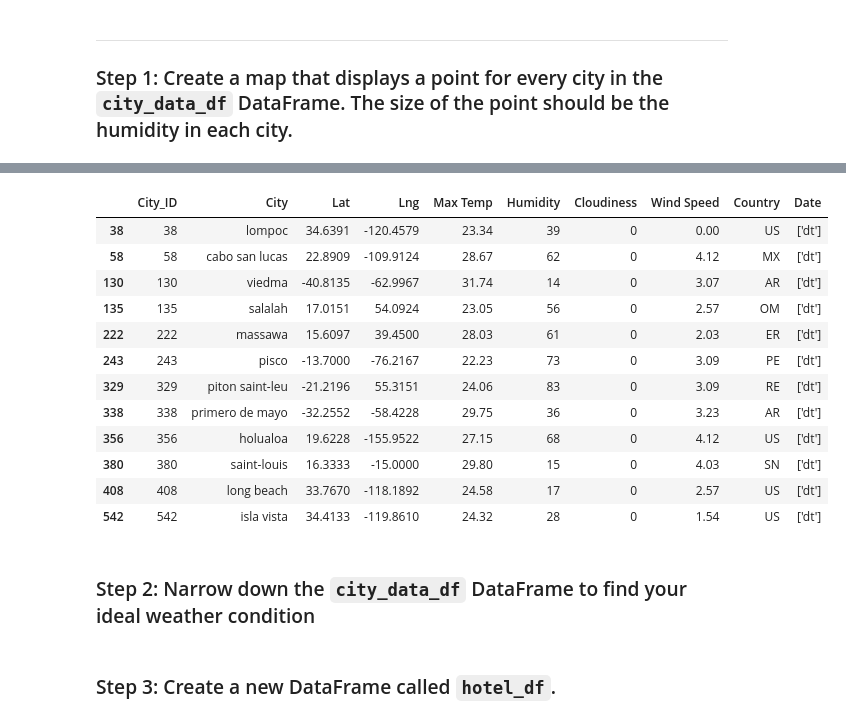
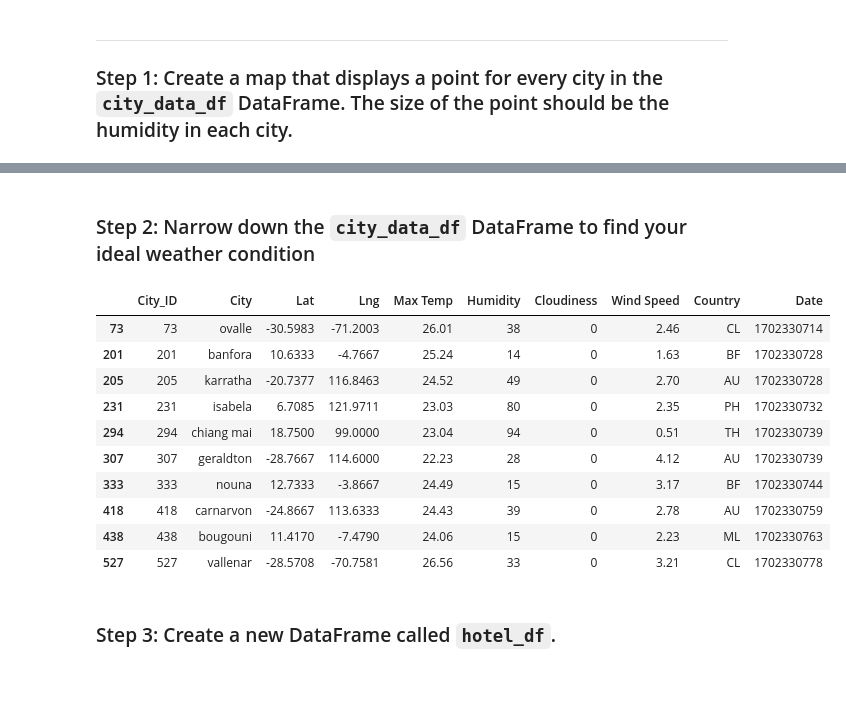
Before and after one commit to TRegan5/python-api-challenge, a Jupyter notebook: WeatherPy/VacationPy.ipynb, the cells around one changed output, grey strips where cells are left out. Drawn from its saved outputs; the diff is of its cells as text; code cells hidden in the pictures; blank space fills up the shorter version.

```diff
--- a/WeatherPy/VacationPy.ipynb
+++ b/WeatherPy/VacationPy.ipynb
@@ -46,36 +46,30 @@ city_data_df.hvplot.scatter("Lng", "Lat", xlabel="x", ylabel="y", by="City", siz
 # YOUR CODE HERE
 # %% [output]
 [interactive output not drawn]
-# %%
-ideal_weather = city_data_df.loc[(city_data_df["Max Temp"] > 21) & (city_data_df["Max Temp"] > 21)
-                                 & (city_data_df["Wind Speed"] < 4.5) & (city_data_df["Cloudiness"] == 0)]
-#ideal_weather#.head()
-# %% [output]
-|  | City_ID | City | Lat | Lng | Max Temp | Humidity | Cloudiness | Wind Speed | Country | Date |
-| 38 | 38 | lompoc | 34.6391 | -120.4579 | 23.34 | 39 | 0 | 0.00 | US | ['dt'] |
-| 58 | 58 | cabo san lucas | 22.8909 | -109.9124 | 28.67 | 62 | 0 | 4.12 | MX | ['dt'] |
-| 130 | 130 | viedma | -40.8135 | -62.9967 | 31.74 | 14 | 0 | 3.07 | AR | ['dt'] |
-| 135 | 135 | salalah | 17.0151 | 54.0924 | 23.05 | 56 | 0 | 2.57 | OM | ['dt'] |
-| 222 | 222 | massawa | 15.6097 | 39.4500 | 28.03 | 61 | 0 | 2.03 | ER | ['dt'] |
-| 243 | 243 | pisco | -13.7000 | -76.2167 | 22.23 | 73 | 0 | 3.09 | PE | ['dt'] |
-| 329 | 329 | piton saint-leu | -21.2196 | 55.3151 | 24.06 | 83 | 0 | 3.09 | RE | ['dt'] |
-| 338 | 338 | primero de mayo | -32.2552 | -58.4228 | 29.75 | 36 | 0 | 3.23 | AR | ['dt'] |
-| 356 | 356 | holualoa | 19.6228 | -155.9522 | 27.15 | 68 | 0 | 4.12 | US | ['dt'] |
-| 380 | 380 | saint-louis | 16.3333 | -15.0000 | 29.80 | 15 | 0 | 4.03 | SN | ['dt'] |
-| 408 | 408 | long beach | 33.7670 | -118.1892 | 24.58 | 17 | 0 | 2.57 | US | ['dt'] |
-| 542 | 542 | isla vista | 34.4133 | -119.8610 | 24.32 | 28 | 0 | 1.54 | US | ['dt'] |
 # %% [markdown]
 ### Step 2: Narrow down the `city_data_df` DataFrame to find your ideal weather condition
 # %%
 # Narrow down cities that fit criteria and drop any results with null values
-city_data_df = city_data_df.loc[(city_data_df["Max Temp"] > 21) & (city_data_df["Max Temp"] > 21)
+city_data_df = city_data_df.loc[(city_data_df["Max Temp"] < 27) & (city_data_df["Max Temp"] > 21)
                                  & (city_data_df["Wind Speed"] < 4.5) & (city_data_df["Cloudiness"] == 0)]
 
 # Drop any rows with null values
-ideal_weather.dropna()
+city_data_df.dropna()
 
 # Display sample data
-ideal_weather
+city_data_df
+# %% [output]
+|  | City_ID | City | Lat | Lng | Max Temp | Humidity | Cloudiness | Wind Speed | Country | Date |
+| 73 | 73 | ovalle | -30.5983 | -71.2003 | 26.01 | 38 | 0 | 2.46 | CL | 1702330714 |
+| 201 | 201 | banfora | 10.6333 | -4.7667 | 25.24 | 14 | 0 | 1.63 | BF | 1702330728 |
+| 205 | 205 | karratha | -20.7377 | 116.8463 | 24.52 | 49 | 0 | 2.70 | AU | 1702330728 |
+| 231 | 231 | isabela | 6.7085 | 121.9711 | 23.03 | 80 | 0 | 2.35 | PH | 1702330732 |
+| 294 | 294 | chiang mai | 18.7500 | 99.0000 | 23.04 | 94 | 0 | 0.51 | TH | 1702330739 |
+| 307 | 307 | geraldton | -28.7667 | 114.6000 | 22.23 | 28 | 0 | 4.12 | AU | 1702330739 |
+| 333 | 333 | nouna | 12.7333 | -3.8667 | 24.49 | 15 | 0 | 3.17 | BF | 1702330744 |
+| 418 | 418 | carnarvon | -24.8667 | 113.6333 | 24.43 | 39 | 0 | 2.78 | AU | 1702330759 |
+| 438 | 438 | bougouni | 11.4170 | -7.4790 | 24.06 | 15 | 0 | 2.23 | ML | 1702330763 |
+| 527 | 527 | vallenar | -28.5708 | -70.7581 | 26.56 | 33 | 0 | 3.21 | CL | 1702330778 |
 # %% [markdown]
 ### Step 3: Create a new DataFrame called `hotel_df`.
 # %%
```
Also changed, not shown: parts of 2 cells of this notebook, 1 other file.
